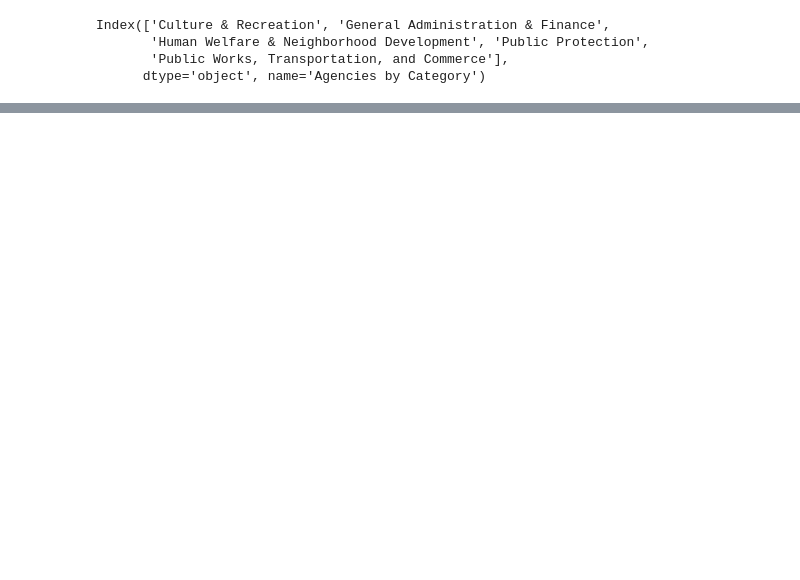
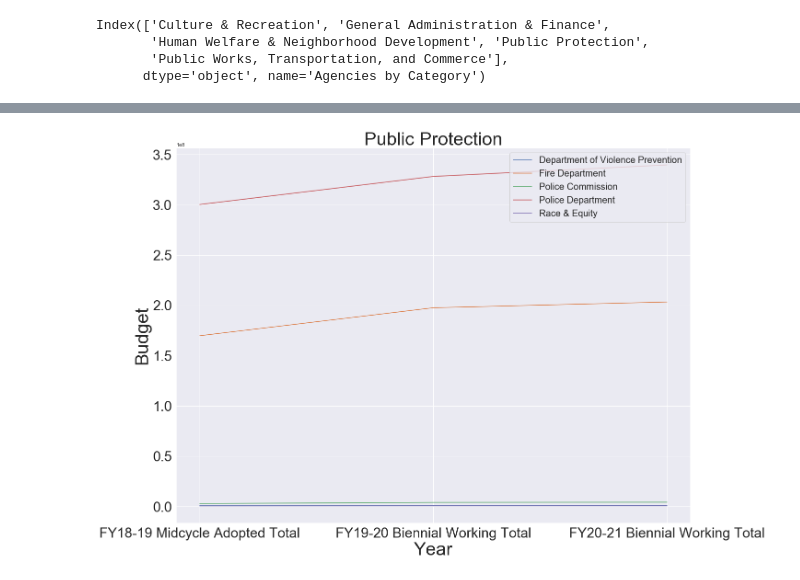
Before and after one commit to sfbrigade/datasci-police-budget, a Jupyter notebook: oaklanddataset/Agencies by Category.ipynb, the cells around one changed output, grey strips where cells are left out. Saved outputs shown, nothing was run; the diff lists cells and outputs as text; code cells hidden in the pictures; blank space fills up the shorter version.

```diff
--- a/oaklanddataset/Agencies by Category.ipynb
+++ b/oaklanddataset/Agencies by Category.ipynb
@@ -184,0 +308,2 @@ plt.show()
+# %%
+subset.index = subset['Department Alias']
@@ -184,0 +320,3 @@ plt.show()
+# %%
+#remove the agencies by category column
+subset = subset.drop('Agencies by Category', axis=1)
@@ -184,0 +325,9 @@ plt.show()
+# %%
+#transpose the dataframe
+df_transp = subset.T
+
+#put years in its own column
+df_transp['Year'] = df_transp.index
+# %%
+#remove duplicated row
+df_transp = df_transp.drop('Department Alias')
@@ -184,0 +350,33 @@ plt.show()
+# %%
+years = df_transp['Year']
+
+plt.figure(figsize=(20,15))
+plt.rcParams.update({'font.size': 22})
+plt.title('Public Protection', fontsize=40)
+plt.xlabel('Year', fontsize=40)
+plt.ylabel('Budget', fontsize = 40)
+plt.tick_params(axis='both', which='major', labelsize=30)
+
+vio = 'Department of Violence Prevention'
+plt.plot(years, np.array(df_transp[vio]),
+         label=vio)
+
+fire = 'Fire Department'
+plt.plot(years, np.array(df_transp[fire]),
+         label=fire)
+
+pol_c='Police Commission'
+plt.plot(years, np.array(df_transp[pol_c]),
+         label=pol_c)
+
+pol_d='Police Department'
+plt.plot(years, np.array(df_transp[pol_d]),
+         label=pol_d)
+
+race='Race & Equity'
+plt.plot(years, np.array(df_transp[race]),
+         label=race)
+plt.legend(prop={'size': 20})
+plt.show()
+# %% [output]
+[figure, added]
```
Also changed, not shown: parts of 24 cells of this notebook, 2 other files.
